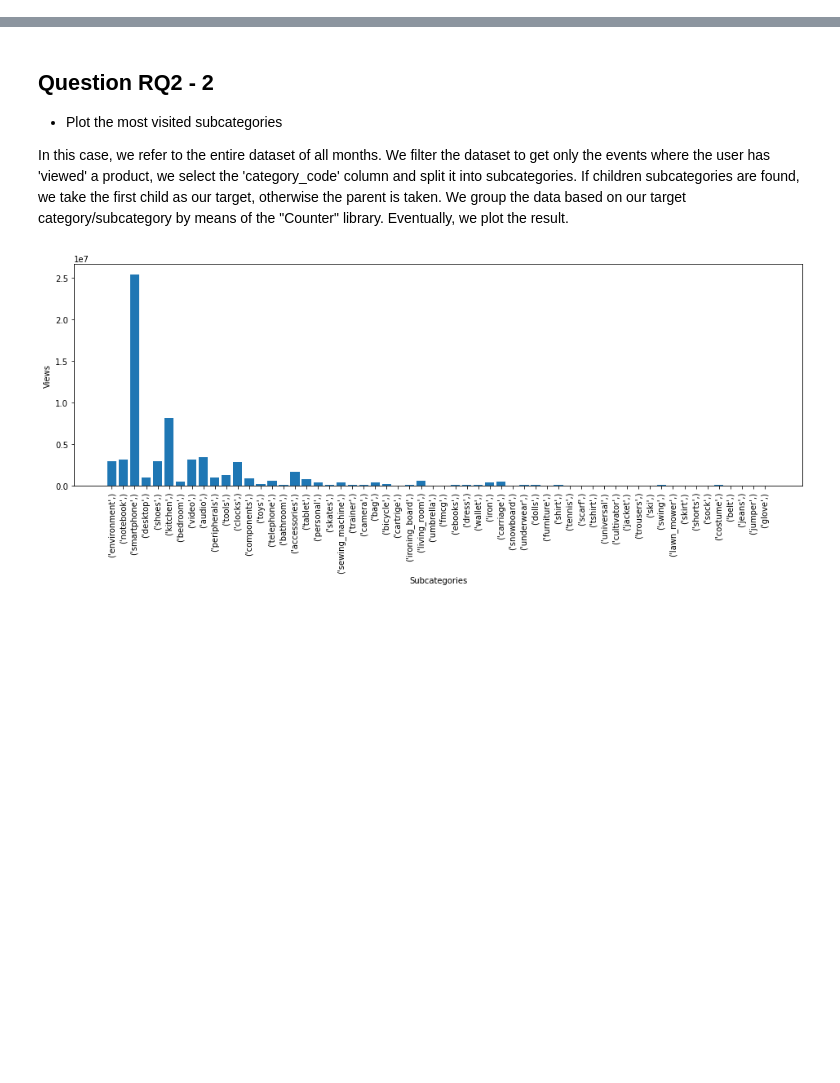
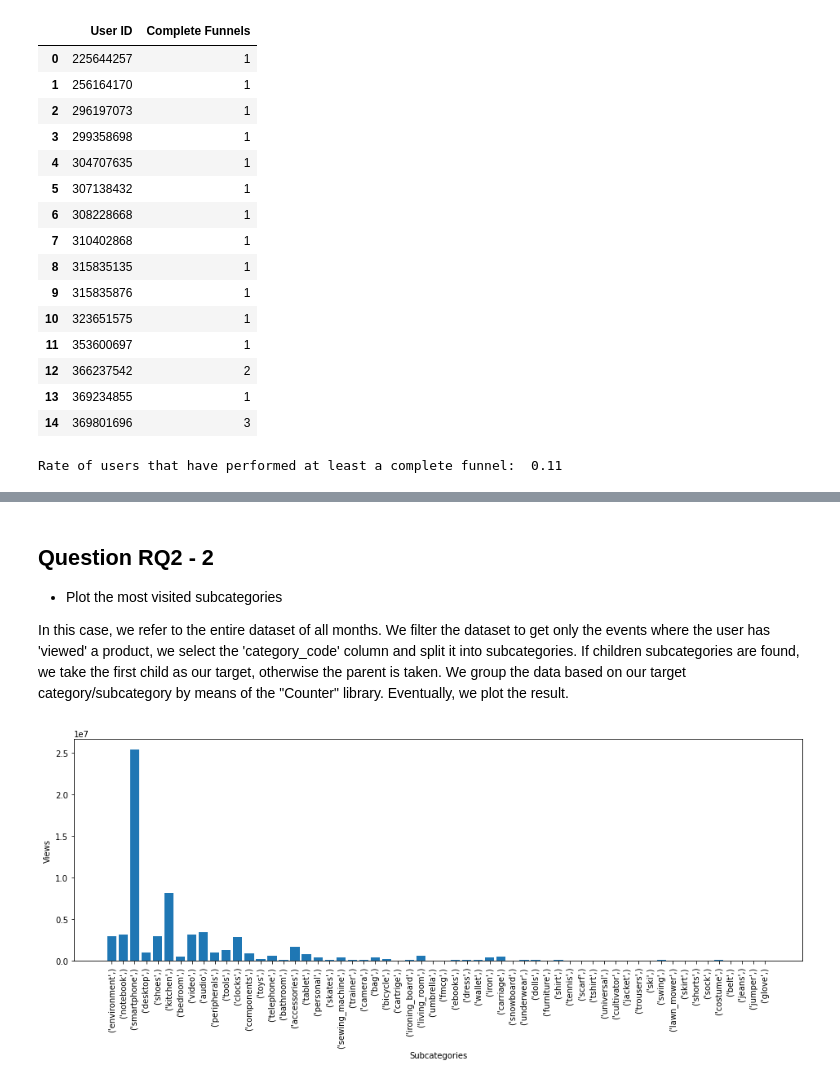
Before and after one commit to supertrip86/ADM-HW2, a Jupyter notebook: hw-2.ipynb, the cells around one changed output, grey strips where cells are left out. Cells and saved outputs as stored; diff of their text form; code cells hidden in the pictures; blank space fills up the shorter version.

```diff
--- a/hw-2.ipynb
+++ b/hw-2.ipynb
@@ -4,0 +20,25 @@ months_list, df_list, df = functions.getData()
+# %%
+events_per_user, complete_funnels, rate = functions.rateOfCompleteFunnels(df)
+
+complete_funnels.head(15)
+# %% [output]
+|  | User ID | Complete Funnels |
+| 0 | 225644257 | 1 |
+| 1 | 256164170 | 1 |
+| 2 | 296197073 | 1 |
+| 3 | 299358698 | 1 |
+| 4 | 304707635 | 1 |
+| 5 | 307138432 | 1 |
+| 6 | 308228668 | 1 |
+| 7 | 310402868 | 1 |
+| 8 | 315835135 | 1 |
+| 9 | 315835876 | 1 |
+| 10 | 323651575 | 1 |
+| 11 | 353600697 | 1 |
+| 12 | 366237542 | 2 |
+| 13 | 369234855 | 1 |
+| 14 | 369801696 | 3 |
+# %%
+print('Rate of users that have performed at least a complete funnel: ', rate)
+# %% [output]
+Rate of users that have performed at least a complete funnel:  0.11
```
Also changed, not shown: parts of 15 cells of this notebook, 1 other file.
